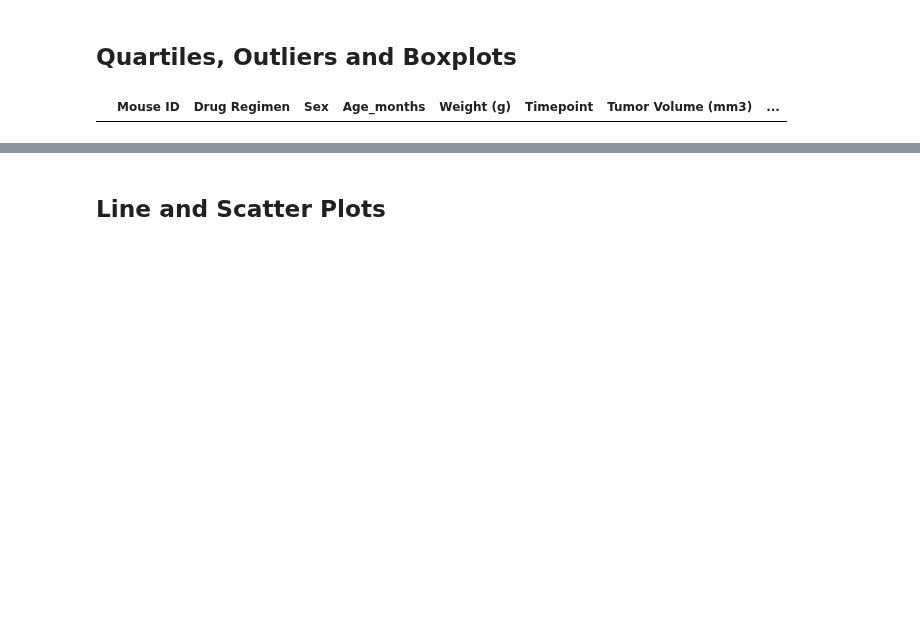
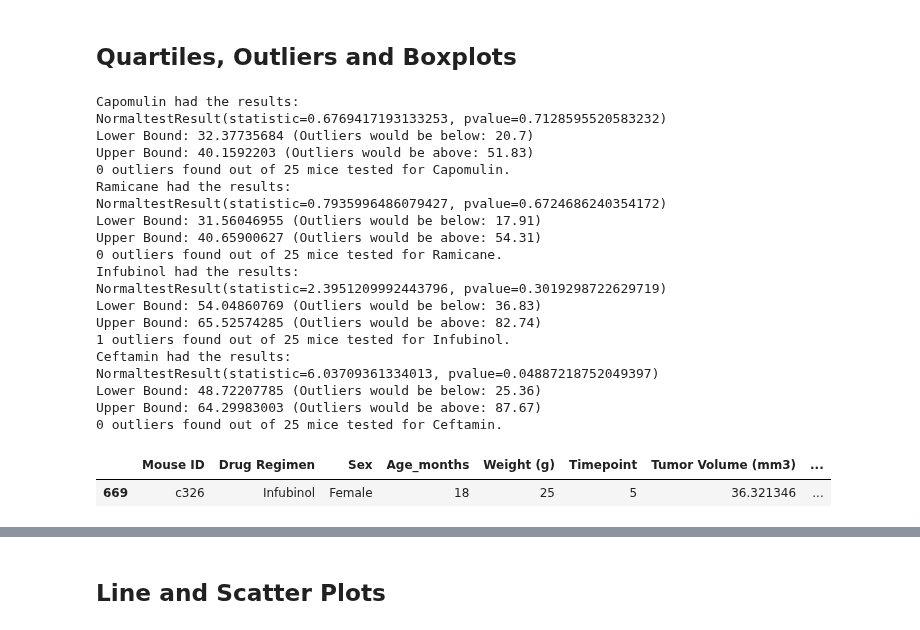
Before and after one commit to jimbleslilley/matplotlib-challenge, a Jupyter notebook: pymaceuticals_JL.ipynb, the cells around one changed output, grey strips where cells are left out. Saved outputs shown, nothing was run; the diff lists cells and outputs as text; code cells hidden in the pictures; blank space fills up the shorter version.

```diff
--- a/pymaceuticals_JL.ipynb
+++ b/pymaceuticals_JL.ipynb
@@ -272,46 +282,83 @@ lowerq_list = []
 upperq_list = []
 iqr_list = []
 norm_test_list = []
+outlow_list = []
+outhigh_list = []
 
-#'Mouse ID', 'Drug Regimen', 'Sex', 'Age_months', 'Weight (g)',
-#       'Timepoint', 'Tumor Volume (mm3)', 'Metastatic Sites', 'endpoint'
 
-eg = pd.DataFrame(
-    {'Mouse ID':[], 'Drug Regimen':[], 'Sex':[], 'Age_months':[], 'Weight (g)':[],
-     'Timepoint':[], 'Tumor Volume (mm3)':[], 'Metastatic Sites':[], 'endpoint':[]
-     }
-)
+#empty dataframe to store outliers
+outliers_table = pd.DataFrame({})
 
 for treat in treatments:
     #find tumour vol and append to list
     tumor_vol = quart_drug_df[quart_drug_df["Drug Regimen"] == treat]["Tumor Volume (mm3)"]
     tumor_vol_tank.append(tumor_vol)
 
     #find quartiles and append to list
     quartiles = quart_drug_df[quart_drug_df["Drug Regimen"] == treat]["Tumor Volume (mm3)"].quantile([.25,.5,.75])
     lowerq = quartiles[0.25]
     upperq = quartiles[0.75]
     iqr = upperq-lowerq
-    norm_test = quartiles,lowerq,upperq,iqr,st.normaltest(quart_drug_df["Tumor Volume (mm3)"])
+    outlow = (lowerq - (iqr * 1.5))
+    outhigh = (upperq + (iqr * 1.5))
+    norm_test = st.normaltest(quart_drug_df[quart_drug_df["Drug Regimen"] == treat]["Tumor Volume (mm3)"])
 
+    #append to lists for printout
     lowerq_list.append(lowerq)
     upperq_list.append(upperq)
     iqr_list.append(iqr)
     norm_test_list.append(norm_test)
+    outlow_list.append(outlow)
+    outhigh_list.append(outhigh)
 
+    #filter outliers into new dataset
     drugspec = quart_drug_df.loc[quart_drug_df["Drug Regimen"] == treat]
+    outliers = drugspec.loc[(drugspec["Tumor Volume (mm3)"] < outlow) |(drugspec["Tumor Volume (mm3)"] > outhigh)]
+    outliers_table = outliers_table.append(outliers)
 
-    outliers = drugspec.loc[(drugspec["Tumor Volume (mm3)"] < lowerq) |(drugspec["Tumor Volume (mm3)"] > upperq)]
-    eg.append(outliers)
 
 quart_tested_count = len(quart_drug_df["Drug Regimen"])
 quart_outlier_count = len(outliers["Drug Regimen"])
 
 
 #print the information out so it can be reviewed
 
-eg
+
+for norm in norm_test_list:
+    drug = treatments[(norm_test_list.index(norm))]
+    lowq = lowerq_list[(norm_test_list.index(norm))]
+    highq = upperq_list[(norm_test_list.index(norm))]
+    outl = round(outlow_list[(norm_test_list.index(norm))],2)
+    outh = round(outhigh_list[(norm_test_list.index(norm))],2)
+    total_mice = len(mice_endpoint[mice_endpoint["Drug Regimen"] == drug])
+    outlier_count = len(outliers_table[outliers_table["Drug Regimen"] == drug])
+
+    print(f"{drug} had the results: \n{norm}\nLower Bound: {lowq} (Outliers would be below: {outl})\nUpper Bound: {highq} (Outliers would be above: {outh})")
+    print(f"{outlier_count} outliers found out of {total_mice} mice tested for {drug}.")
+
+outliers_table
 # %% [output]
+Capomulin had the results:
+NormaltestResult(statistic=0.6769417193133253, pvalue=0.7128595520583232)
+Lower Bound: 32.37735684 (Outliers would be below: 20.7)
+Upper Bound: 40.1592203 (Outliers would be above: 51.83)
+0 outliers found out of 25 mice tested for Capomulin.
+Ramicane had the results:
+NormaltestResult(statistic=0.7935996486079427, pvalue=0.6724686240354172)
+Lower Bound: 31.56046955 (Outliers would be below: 17.91)
+Upper Bound: 40.65900627 (Outliers would be above: 54.31)
+0 outliers found out of 25 mice tested for Ramicane.
+Infubinol had the results:
+NormaltestResult(statistic=2.3951209992443796, pvalue=0.3019298722629719)
+Lower Bound: 54.04860769 (Outliers would be below: 36.83)
+Upper Bound: 65.52574285 (Outliers would be above: 82.74)
+1 outliers found out of 25 mice tested for Infubinol.
+Ceftamin had the results:
+NormaltestResult(statistic=6.03709361334013, pvalue=0.04887218752049397)
+Lower Bound: 48.72207785 (Outliers would be below: 25.36)
+Upper Bound: 64.29983003 (Outliers would be above: 87.67)
+0 outliers found out of 25 mice tested for Ceftamin.
 |  | Mouse ID | Drug Regimen | Sex | Age_months | Weight (g) | Timepoint | Tumor Volume (mm3) | ... |
+| 669 | c326 | Infubinol | Female | 18 | 25 | 5 | 36.321346 | ... |
 # %%
 # Generate a box plot of the final tumor volume of each mouse across four regimens of interest
```
Also changed, not shown: parts of 7 cells of this notebook.
